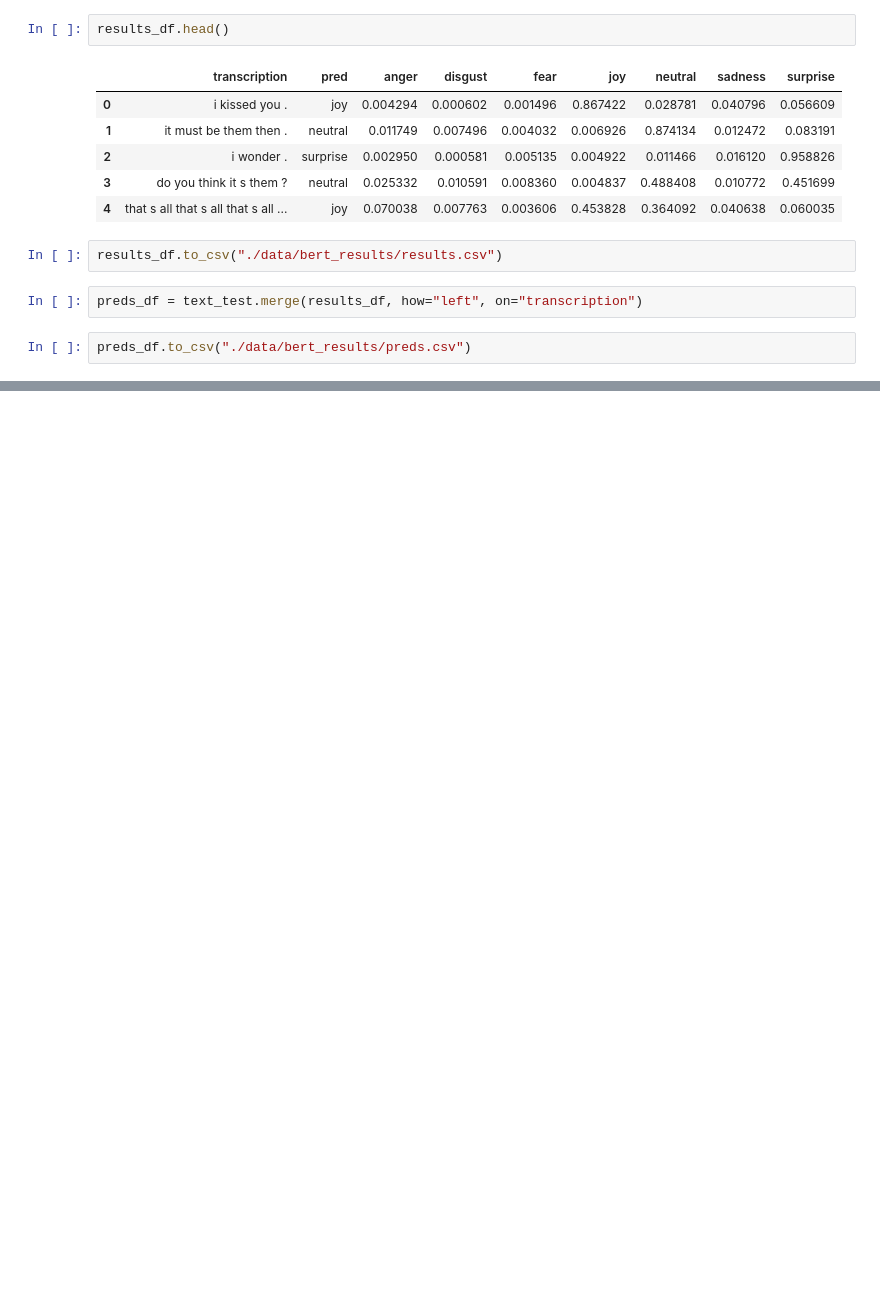
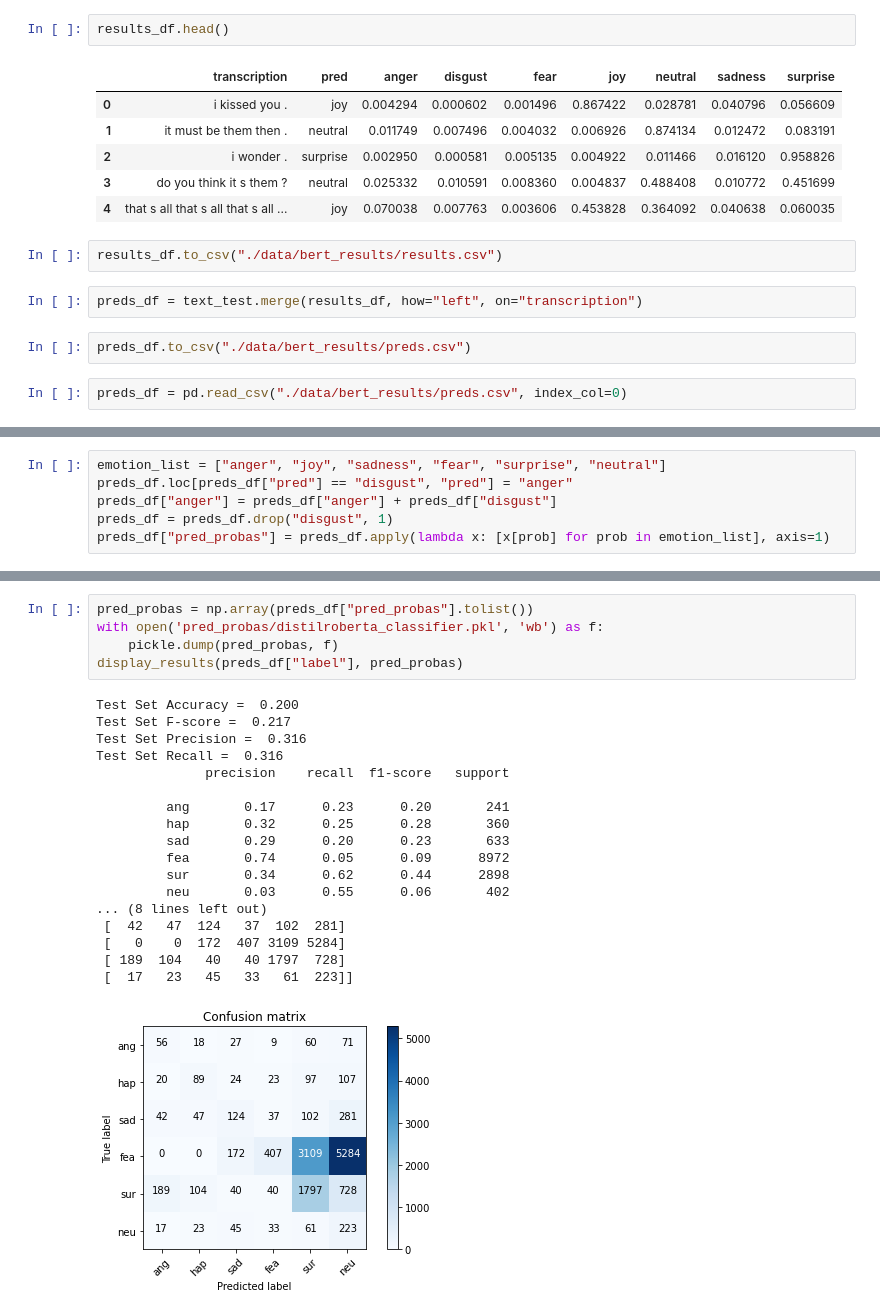
Before and after one commit to haguy77/multimodal-speech-emotion-recognition, a Jupyter notebook: 7_1_sentence_bert_classification.ipynb, the cells around one changed output, grey strips where cells are left out. Drawn from its saved outputs; the diff is of its cells as text; blank space fills up the shorter version.

Commit message:
add distil-roberta classifier notebook and results pickle file

```diff
--- a/7_1_sentence_bert_classification.ipynb
+++ b/7_1_sentence_bert_classification.ipynb
@@ -98,3 +100,5 @@ results_df.to_csv("./data/bert_results/results.csv")
 preds_df = text_test.merge(results_df, how="left", on="transcription")
 # %%
 preds_df.to_csv("./data/bert_results/preds.csv")
+# %%
+preds_df = pd.read_csv("./data/bert_results/preds.csv", index_col=0)
@@ -100,0 +114,6 @@ preds_df.to_csv("./data/bert_results/preds.csv")
+# %%
+emotion_list = ["anger", "joy", "sadness", "fear", "surprise", "neutral"]
+preds_df.loc[preds_df["pred"] == "disgust", "pred"] = "anger"
+preds_df["anger"] = preds_df["anger"] + preds_df["disgust"]
+preds_df = preds_df.drop("disgust", 1)
+preds_df["pred_probas"] = preds_df.apply(lambda x: [x[prob] for prob in emotion_list], axis=1)
@@ -100,0 +190,24 @@ preds_df.to_csv("./data/bert_results/preds.csv")
+# %%
+pred_probas = np.array(preds_df["pred_probas"].tolist())
+with open('pred_probas/distilroberta_classifier.pkl', 'wb') as f:
+    pickle.dump(pred_probas, f)
+display_results(preds_df["label"], pred_probas)
+# %% [output]
+Test Set Accuracy =  0.200
+Test Set F-score =  0.217
+Test Set Precision =  0.316
+Test Set Recall =  0.316
+              precision    recall  f1-score   support
+
+         ang       0.17      0.23      0.20       241
+         hap       0.32      0.25      0.28       360
+         sad       0.29      0.20      0.23       633
+         fea       0.74      0.05      0.09      8972
+         sur       0.34      0.62      0.44      2898
+         neu       0.03      0.55      0.06       402
+... (8 lines left out)
+ [  42   47  124   37  102  281]
+ [   0    0  172  407 3109 5284]
+ [ 189  104   40   40 1797  728]
+ [  17   23   45   33   61  223]]
+[figure, added]
```
Also changed, not shown: parts of 5 cells of this notebook, 1 other file.
